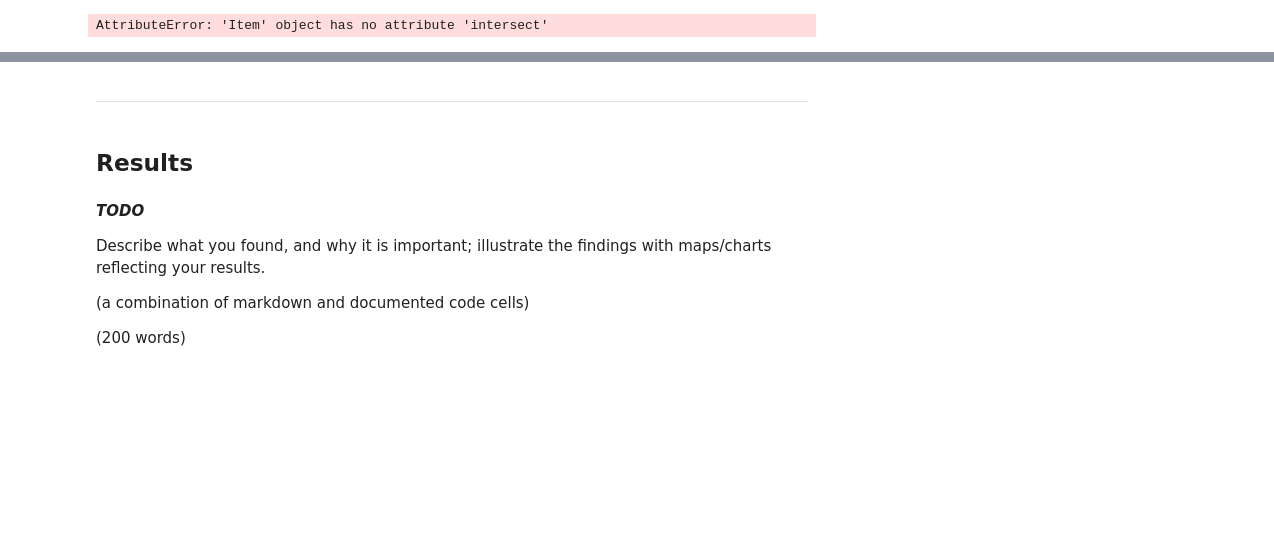
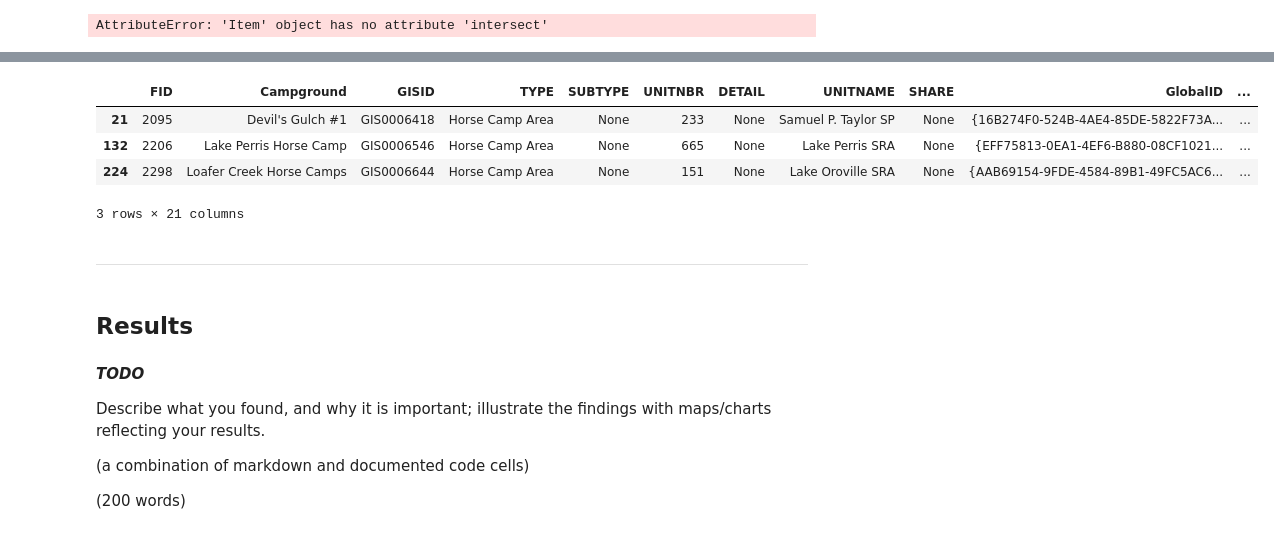
Before and after one commit to e2wang/dsc170_camping, a Jupyter notebook: DSC170_FinalProject.ipynb, the cells around one changed output, grey strips where cells are left out. Saved outputs shown, nothing was run; the diff lists cells and outputs as text; code cells hidden in the pictures; blank space fills up the shorter version.

Commit message:
buffer joins and analysis func skeleton

```diff
--- a/DSC170_FinalProject.ipynb
+++ b/DSC170_FinalProject.ipynb
@@ -341,0 +349,5 @@ routes_fl
+# %%
+item_properties = {
+    "title":"routebuffers"       # Type of the item
+}
+gis.content.add(item_properties,routes_buffered)
@@ -357,3 +371,7 @@ MapView(layout=Layout(height='400px', width='100%'))
 #                                                          tags='Camping')
 river_fl = gis.content.get('d1dc945e8357493cb9219ed3491867fe')
 river_fl
+
+
+buffer_distance = 3000
+river_buffered = arcgis.features.analysis.create_buffers(river_fl.layers[0],distances=[buffer_distance])
@@ -541,3 +554,7 @@ camps_fl = camps_filtered_sdf.spatial.to_featurelayer(title='Campgrounds Filtere
 desired_polygon = campgrounds_filtered[campgrounds_filtered['attribute_column'] == desired_value].unary_union
 # %% [output]
 AttributeError: 'Item' object has no attribute 'intersect'
+# %%
+
+camps_routes_joined = camps_filtered_sdf.spatial.join(routes_buffered.query().sdf,how="inner")
+camps_rivers_joined = camps_filtered_sdf.spatial.join(river_buffered.query().sdf,how="inner")
@@ -544,3 +581,32 @@ AttributeError: 'Item' object has no attribute 'intersect'
+# %%
+boolean_matrix = ['Primitive', 'Developed', 'Horse', 'Restrooms', 'Showers', 'Flush_toilet', 'RV Parking', 'Vehicle Parking', 'Boat Parking']
+
+def get_suitable_campsites(data_dict, light_plltn_w, air_plltn_w, river_prox, trail_prox):
+    filtered_df = campgrounds_merged.copy()
+    # Filter boolean vars
+    for k,v in data_dict.items():
+        filtered_df = filtered_df[filtered_df[k] == v]
+
+    # Filter by proximity to trail or river
+    if river_prox and trail_prox:
+        filtered_df = filtered_df.loc[(filtered_df['FID'].isin(camps_rivers_joined["FID"].unique())) & (filtered_df['FID'].isin(camps_routes_joined["FID"].unique()))]
+    elif river_prox:
+        filtered_df = filtered_df.loc[filtered_df['FID'].isin(camps_rivers_joined["FID"].unique())]
+    elif trail_prox:
+        filtered_df = filtered_df.loc[filtered_df['FID'].isin(camps_routes_joined["FID"].unique())]
+
+    # Filter by air pollution / light pollution
+
+    return filtered_df
+# %%
+example_dict = {'Horse':True}
+get_suitable_campsites(example_dict, 1, 1, True, False)
+# %% [output]
+|  | FID | Campground | GISID | TYPE | SUBTYPE | UNITNBR | DETAIL | UNITNAME | SHARE | GlobalID | ... |
+| 21 | 2095 | Devil's Gulch #1 | GIS0006418 | Horse Camp Area | None | 233 | None | Samuel P. Taylor SP | None | {16B274F0-524B-4AE4-85DE-5822F73A... | ... |
+| 132 | 2206 | Lake Perris Horse Camp | GIS0006546 | Horse Camp Area | None | 665 | None | Lake Perris SRA | None | {EFF75813-0EA1-4EF6-B880-08CF1021... | ... |
+| 224 | 2298 | Loafer Creek Horse Camps | GIS0006644 | Horse Camp Area | None | 151 | None | Lake Oroville SRA | None | {AAB69154-9FDE-4584-89B1-49FC5AC6... | ... |
+3 rows × 21 columns
 # %% [markdown]
 --------------------------------------------------------------------------------------
 # %% [markdown]
```
Also changed, not shown: parts of 23 cells of this notebook.
